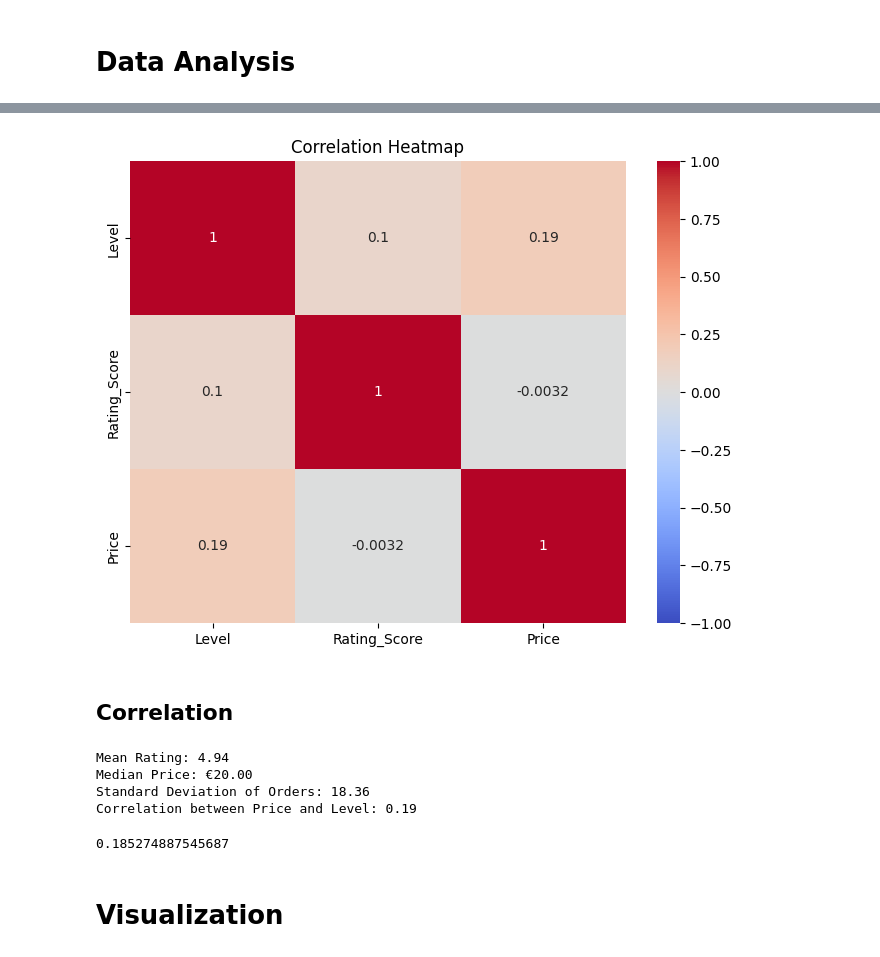
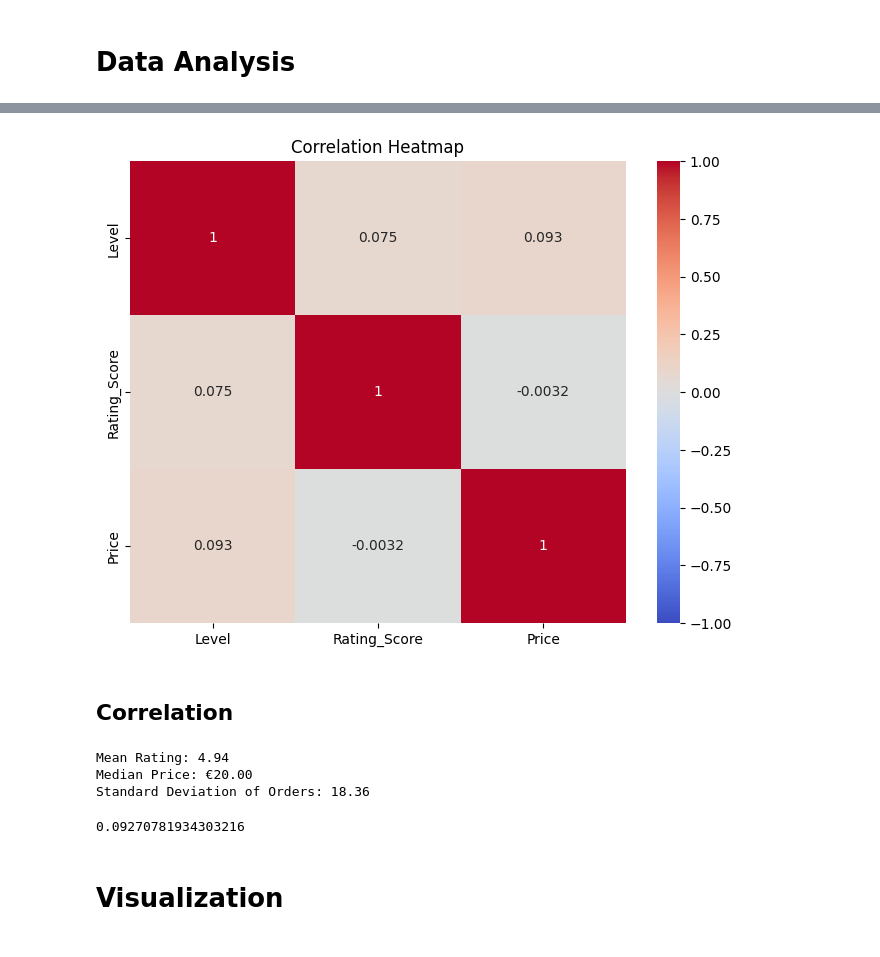
Before and after one commit to baranouskiart/fiverr-crm_consultant, a Jupyter notebook: crm_exprerts_fiverr_2023.ipynb, the cells around one changed output, grey strips where cells are left out. Drawn from its saved outputs; the diff is of its cells as text; code cells hidden in the pictures.

```diff
--- a/crm_exprerts_fiverr_2023.ipynb
+++ b/crm_exprerts_fiverr_2023.ipynb
@@ -67,3 +66,5 @@ num_not_nan/num_nan *100
+# %%
+df['Level'] = df['Level'].fillna(0)
 # %%
 df.describe()
 # %% [output]
@@ -252,21 +147,18 @@ chart
 # %%
-# Count NaN values in the level column for each CRM system
-nan_count_by_crm = df.groupby('media_href')['level'].apply(lambda x: x.isna().sum())
-
 # Select relevant columns for correlation analysis
 correlation_columns = ["Level", "Rating_Score", "Price"]
 correlation_df = df[correlation_columns]
 
 # Calculate the correlation matrix
 correlation_matrix = correlation_df.corr()
 
 # Visualize the correlation matrix as a heatmap
 plt.figure(figsize=(8, 6))
 sns.heatmap(data=correlation_matrix, annot=True, cmap="coolwarm", vmin=-1, vmax=1)
 plt.title("Correlation Heatmap")
 plt.show()
 # %% [output]
-[figure, old version]
+[figure, new version]
 # %% [markdown]
 ## Correlation
 # %%
@@ -274,17 +166,16 @@ plt.show()
 print(f"Mean Rating: {mean_rating:.2f}")
 print(f"Median Price: €{median_price:.2f}")
 print(f"Standard Deviation of Orders: {std_dev_orders:.2f}")
-print(f"Correlation between Price and Level: {correlation_price_level:.2f}")
+#print(f"Correlation between Price and Level: {correlation_price_level:.2f}")
 # %% [output]
 Mean Rating: 4.94
 Median Price: €20.00
 Standard Deviation of Orders: 18.36
-Correlation between Price and Level: 0.19
 # %%
 correlation_price_level = df['Price'].corr(df['Level'].astype(float))
 correlation_price_level
 # %% [output]
-0.185274887545687
+0.09270781934303216
 # %% [markdown]
 
 
```
Also changed, not shown: parts of 11 cells of this notebook.
